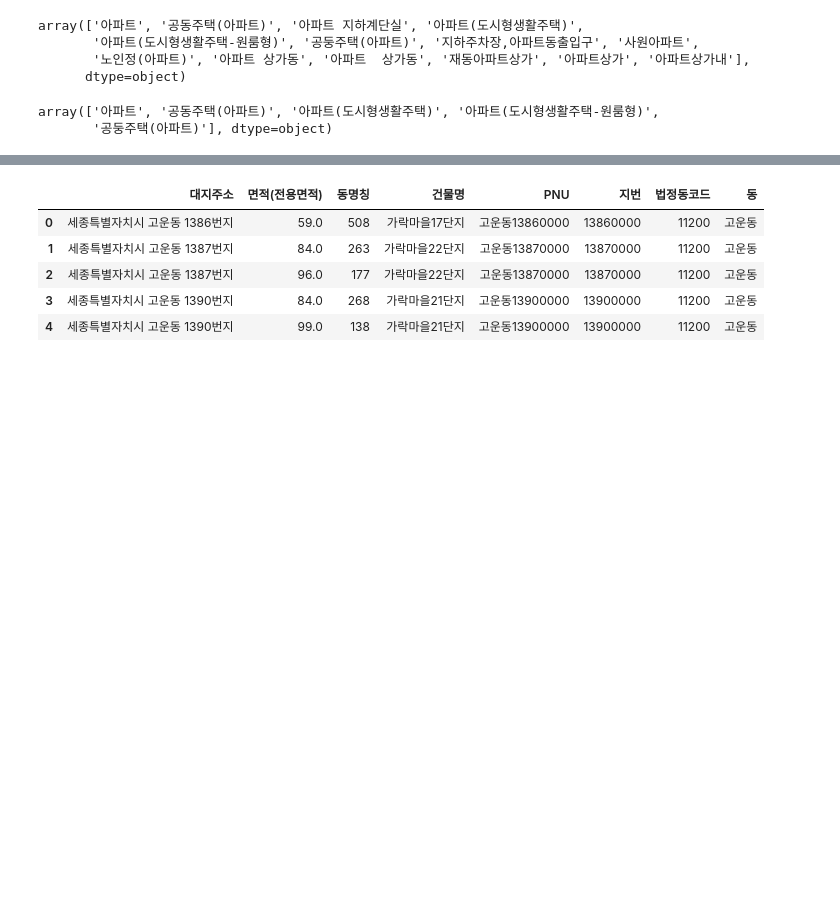
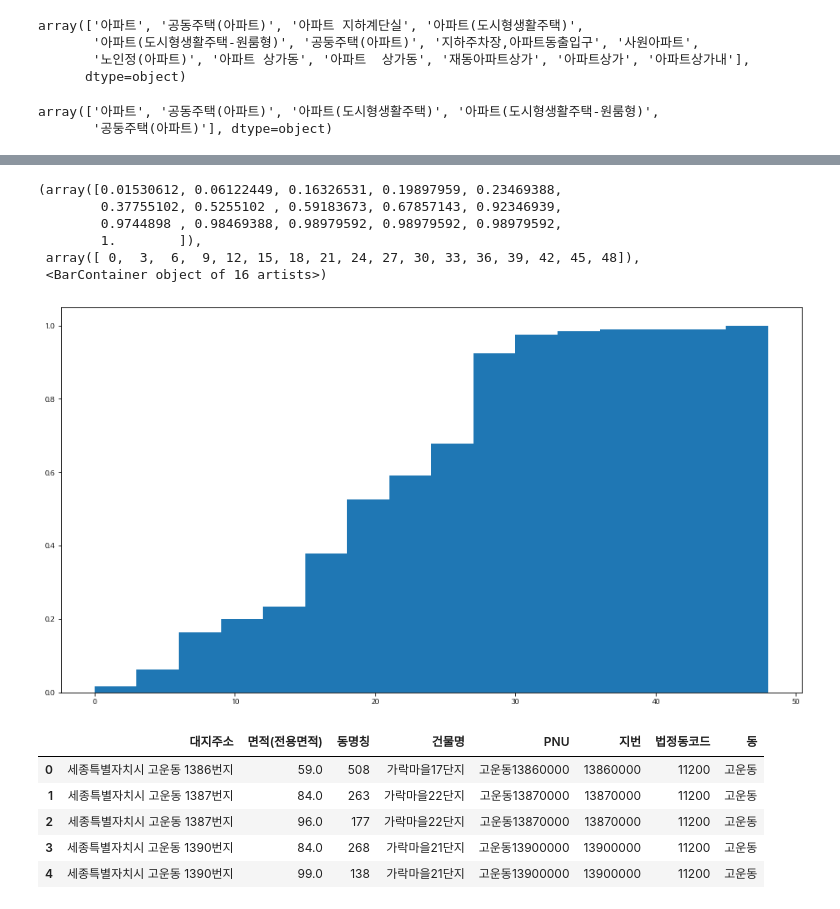
Before and after one commit to metterian/sejong-house-market-analyse, a Jupyter notebook: 전유부_아파트_정리.ipynb, the cells around one changed output, grey strips where cells are left out. Drawn from its saved outputs; the diff is of its cells as text; code cells hidden in the pictures; blank space fills up the shorter version.

```diff
--- a/전유부_아파트_정리.ipynb
+++ b/전유부_아파트_정리.ipynb
@@ -91,6 +91,6 @@ array(['아파트', '공동주택(아파트)', '아파트(도시형생활주택)
        '공둥주택(아파트)'], dtype=object)
 # %%
 # 행정규치 기준 최소주거기준 14m2 기준 이하 해당 부분 제거
-print(apt_unit[apt_unit['면적(전용면적)']])
-apt_unit = apt_unit[apt_unit['면적(전용면적)']]
+print('최소주거기준 미달 : ', apt_unit[apt_unit['면적(전용면적)'] <= 14]['면적(전용면적)'].unique())
+apt_unit = apt_unit[apt_unit['면적(전용면적)'] >= 14]
 # %% [output]
@@ -103,0 +99,3 @@ apt_unit = apt_unit[apt_unit['면적(전용면적)']]
+# %%
+sample = apt_unit.groupby('대지주소').agg({'층번호' : 'max'})
+sample.head()
@@ -104,3 +110,14 @@ apt_unit = apt_unit[apt_unit['면적(전용면적)']]
+# %%
+binwidth = 3
+plt.hist(sample['층번호'], bins=np.arange(min(sample['층번호']), max(sample['층번호']) + binwidth, binwidth), density=True, cumulative=True)
+# %% [output]
+(array([0.01530612, 0.06122449, 0.16326531, 0.19897959, 0.23469388,
+        0.37755102, 0.5255102 , 0.59183673, 0.67857143, 0.92346939,
+        0.9744898 , 0.98469388, 0.98979592, 0.98979592, 0.98979592,
+        1.        ]),
+ array([ 0,  3,  6,  9, 12, 15, 18, 21, 24, 27, 30, 33, 36, 39, 42, 45, 48]),
+ <BarContainer object of 16 artists>)
+[figure, added]
 # %%
 #건물별 면적으로 groupping(1231)
 apt_unit['면적(전용면적)'] = np.trunc(apt_unit['면적(전용면적)']).astype(float)
```
Also changed, not shown: parts of 3 cells of this notebook.
